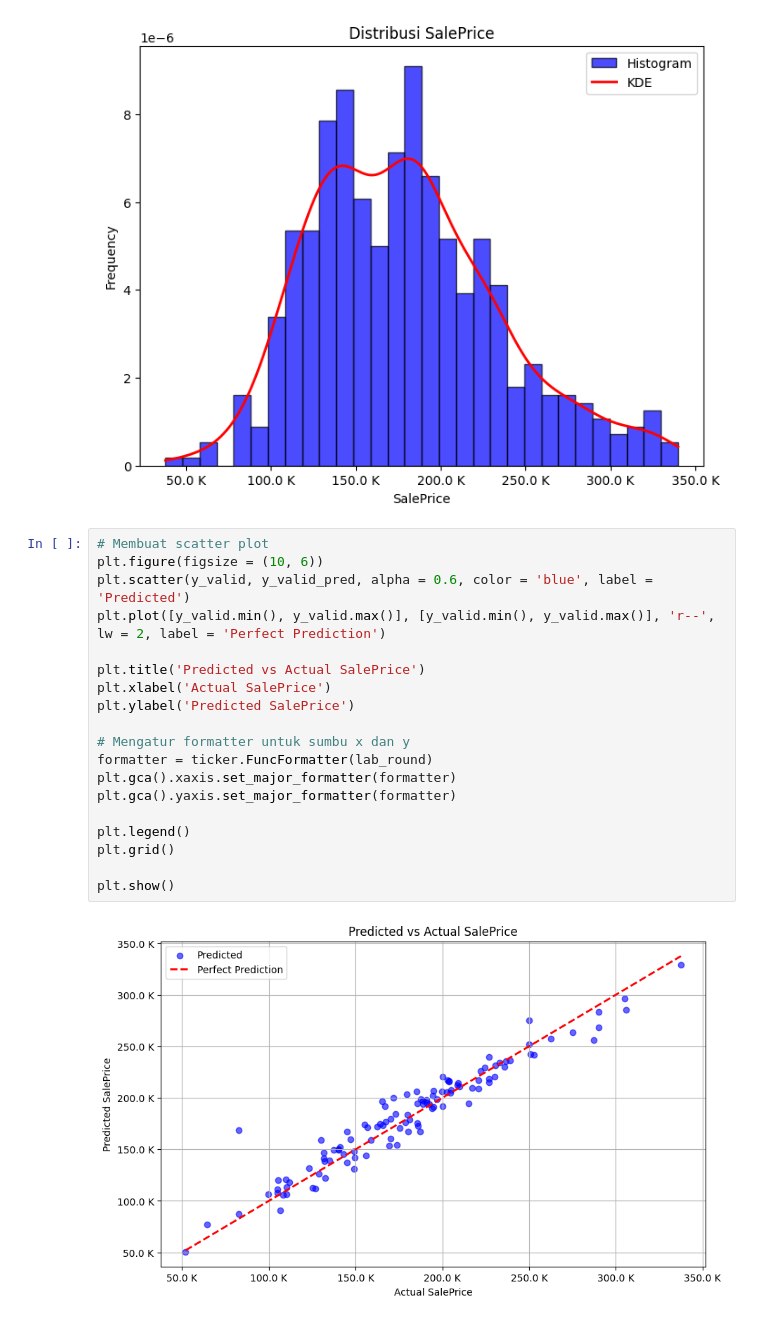
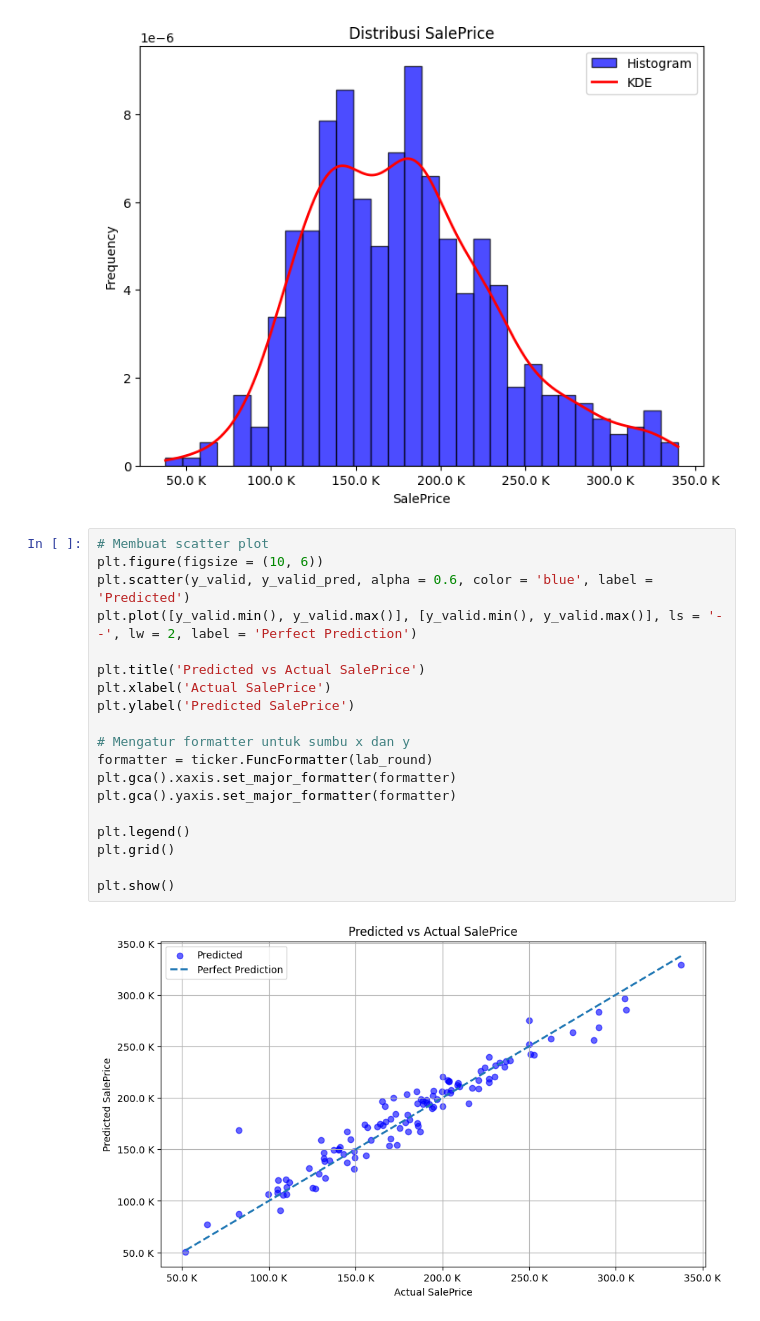
Before and after one commit to Pra5etya/testing_ml, a Jupyter notebook: script/pipe_ml_regression.ipynb, the cells around one changed output. Drawn from its saved outputs; the diff is of its cells as text.

```diff
--- a/script/pipe_ml_regression.ipynb
+++ b/script/pipe_ml_regression.ipynb
@@ -879,21 +871,21 @@ plt.show()
 # %%
 # Membuat scatter plot
 plt.figure(figsize = (10, 6))
 plt.scatter(y_valid, y_valid_pred, alpha = 0.6, color = 'blue', label = 'Predicted')
-plt.plot([y_valid.min(), y_valid.max()], [y_valid.min(), y_valid.max()], 'r--', lw = 2, label = 'Perfect Prediction')
+plt.plot([y_valid.min(), y_valid.max()], [y_valid.min(), y_valid.max()], ls = '--', lw = 2, label = 'Perfect Prediction')
 
 plt.title('Predicted vs Actual SalePrice')
 plt.xlabel('Actual SalePrice')
 plt.ylabel('Predicted SalePrice')
 
 # Mengatur formatter untuk sumbu x dan y
 formatter = ticker.FuncFormatter(lab_round)
 plt.gca().xaxis.set_major_formatter(formatter)
 plt.gca().yaxis.set_major_formatter(formatter)
 
 plt.legend()
 plt.grid()
 
 plt.show()
 # %% [output]
-[figure, old version]
+[figure, new version]
```
Also changed, not shown: parts of 11 cells of this notebook, 6 other files.
